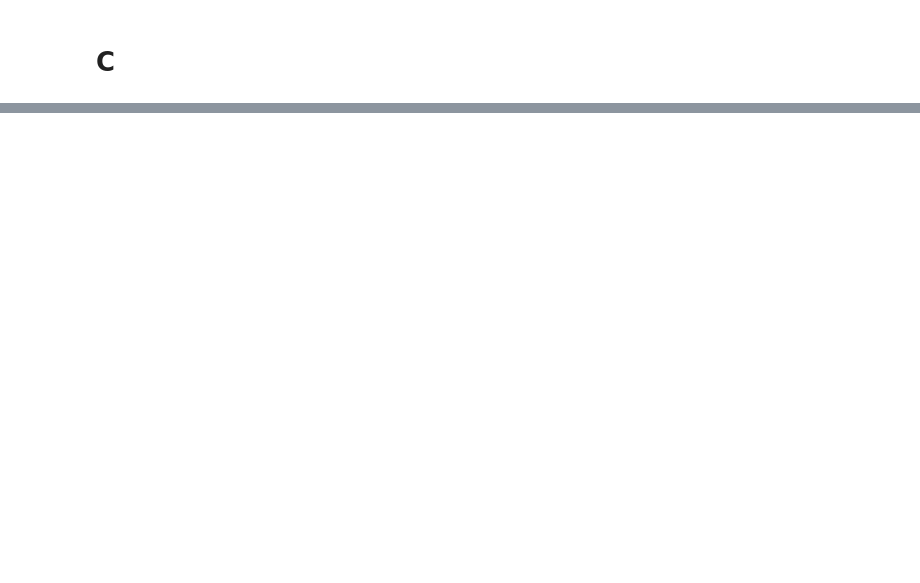
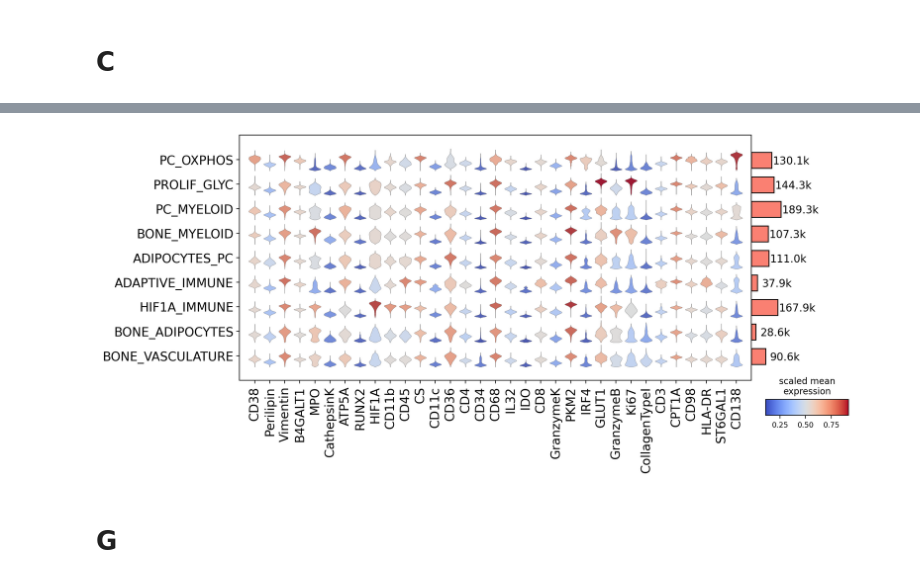
Before and after one commit to SchapiroLabor/myeloma_imc, a Jupyter notebook: src/Paper/figure_plots/figure_4.ipynb, the cells around one changed output, grey strips where cells are left out. Cells and saved outputs as stored; diff of their text form; code cells hidden in the pictures; blank space fills up the shorter version.

```diff
--- a/src/Paper/figure_plots/figure_4.ipynb
+++ b/src/Paper/figure_plots/figure_4.ipynb
@@ -613,0 +86,28 @@ plt.savefig(os.path.join(save_path_supp, f'interaction_all_immune_tumor.{extensi
+# %%
+new_order = ['PC_OXPHOS', 'PROLIF_GLYC', 'PC_MYELOID', 'BONE_MYELOID',
+             'ADIPOCYTES_PC', 'ADAPTIVE_IMMUNE', 'HIF1A_IMMUNE',
+             'BONE_ADIPOCYTES', 'BONE_VASCULATURE']
+adata.obs['cellcharter_CN'] = adata.obs['cellcharter_CN'].cat.reorder_categories(new_order, ordered=True)
+# %%
+plot = sc.pl.stacked_violin(adata, adata.var_names, groupby='cellcharter_CN', cmap='coolwarm', use_raw=False, density_norm='area', figsize=(13, 5), return_fig=True)
+plot.add_totals()
+axes = plot.get_axes()
+ax = axes['mainplot_ax']
+ax.set_yticklabels(ax.get_yticklabels(), fontsize=14)
+ax.set_xticklabels(ax.get_xticklabels(), fontsize=14)
+group_ax = axes['group_extra_ax']
+for text in group_ax.texts:
+    text.set_fontsize(12)
+    current_pos = text.get_position()
+    text.set_position((current_pos[0] + 12, current_pos[1]+4))
+cax = axes['color_legend_ax']
+cax.set_title('scaled mean\nexpression', fontsize=10)
+cax.set_position([0.76, 0, 0.1, 0.05])
+fig = axes['mainplot_ax'].figure
+fig.savefig(os.path.join(save_path, f'stacked_violin.{extension}'),
+            dpi=300,
+            bbox_inches='tight')
+# %% [output]
+[figure, added]
+# %% [markdown]
+# G
```
Also changed, not shown: parts of 64 cells of this notebook, 17 other files.
